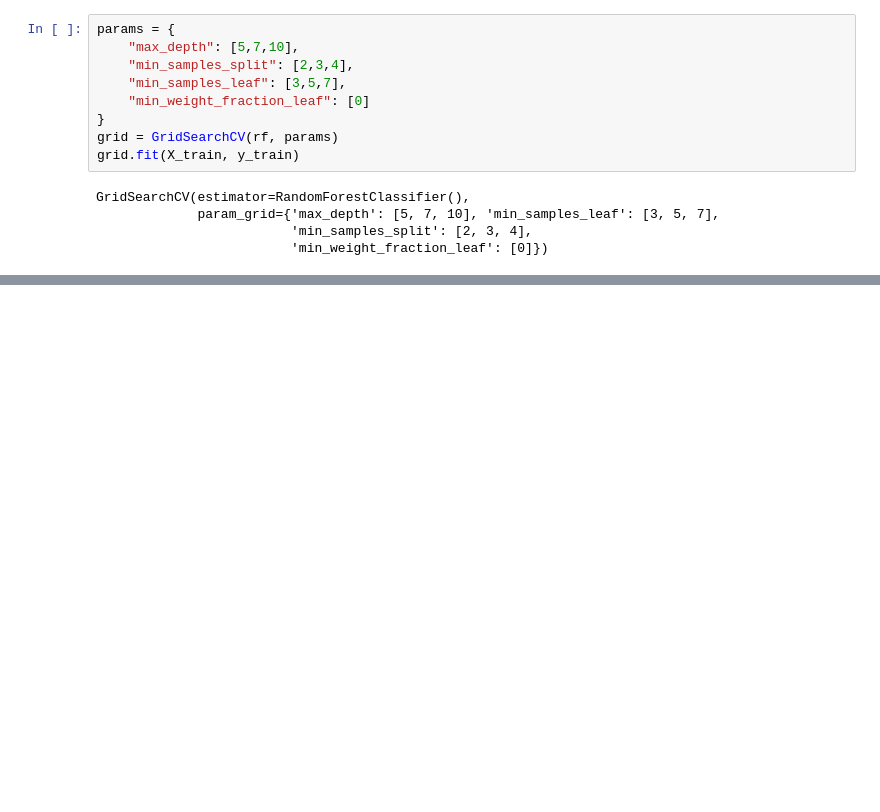
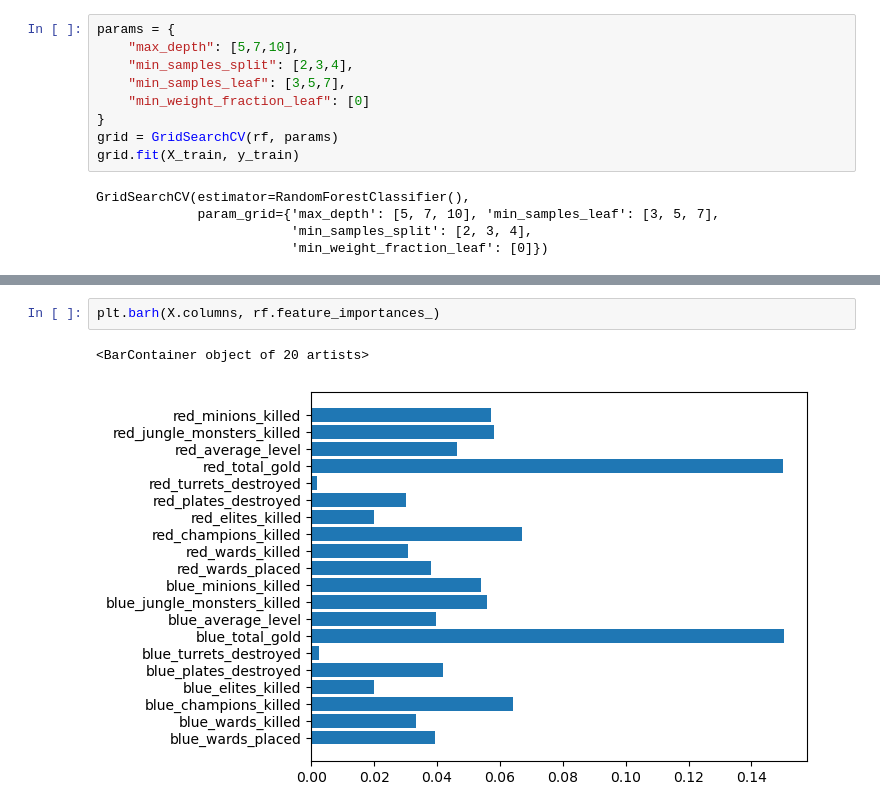
Before and after one commit to iuxo/LHL-Final_Project, a Jupyter notebook: src/models.ipynb, the cells around one changed output, grey strips where cells are left out. Saved outputs shown, nothing was run; the diff lists cells and outputs as text; blank space fills up the shorter version.

```diff
--- a/src/models.ipynb
+++ b/src/models.ipynb
@@ -231,0 +240,5 @@ Testing accurcay : 0.6655518394648829
+# %%
+plt.barh(X.columns, rf.feature_importances_)
+# %% [output]
+<BarContainer object of 20 artists>
+[figure, added]
```
Also changed, not shown: parts of 37 cells of this notebook.
